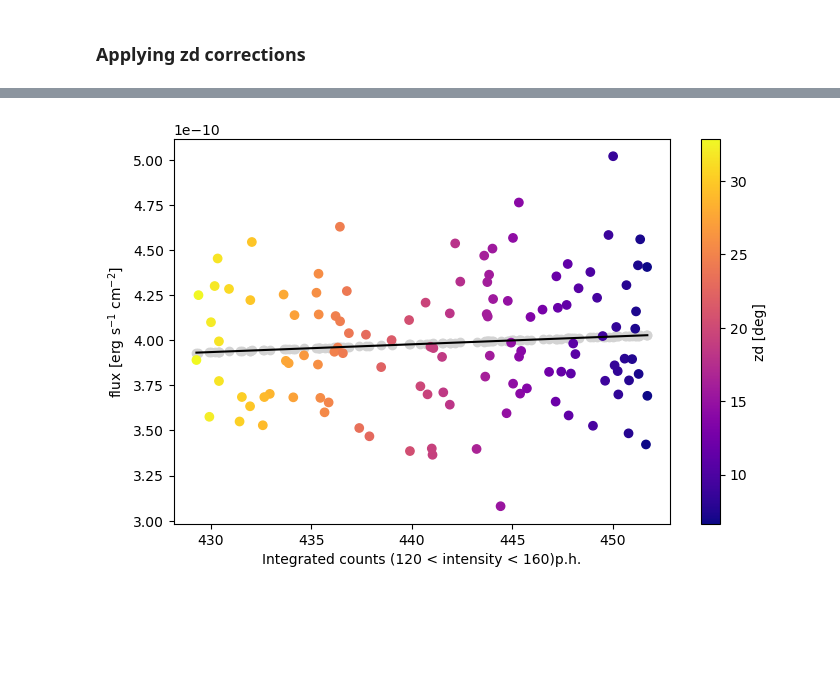
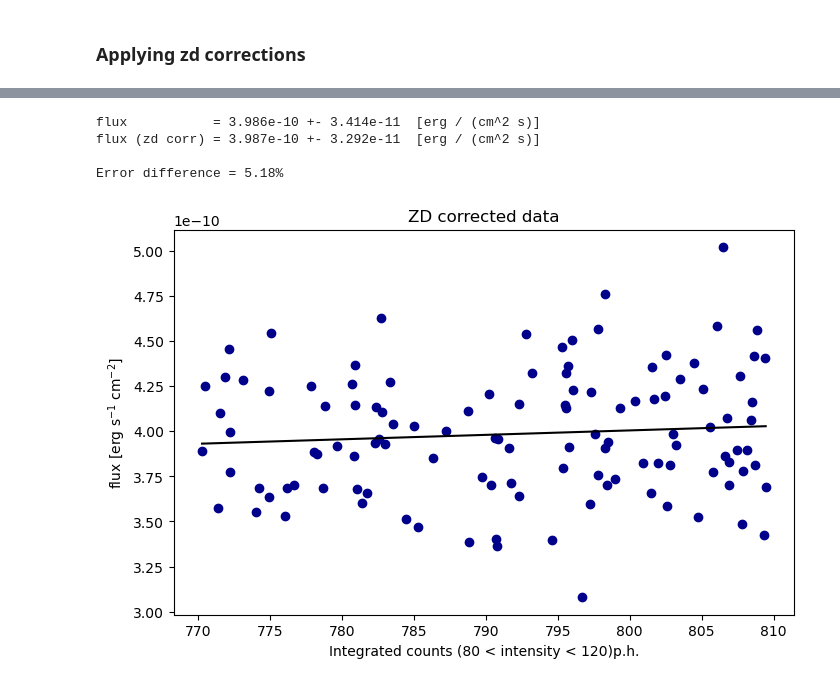
Before and after one commit to juanjq/cosmic_ray_data_correction, a Jupyter notebook: main.ipynb, the cells around one changed output, grey strips where cells are left out. Saved outputs shown, nothing was run; the diff lists cells and outputs as text; code cells hidden in the pictures; blank space fills up the shorter version.

```diff
--- a/main.ipynb
+++ b/main.ipynb
@@ -245,6 +246,13 @@ for run in [_ for _ in dict_dl2.keys()][:]:
 
     ax.plot(Icenters, counts, color=color, lw=1)
 
+    integral = 0
+    for i, b in enumerate(bins[:-1]):
+        if bins[i] > np.log10(intensity_integration_lims[0]) and bins[i+1] < np.log10(intensity_integration_lims[1]):
+            integral = integral + counts[i]
+
+    dict_dl2[run]["re_counts_80_120_ph"] = integral
+
 #######################################
 # creating a colorbar
 cmap=aux.create_cmap(list(reversed(aux.predC)))
@@ -254,7 +262,7 @@ sm.set_array([])
 plt.colorbar(sm, label="zd [deg]")
 #######################################
 
-ax.legend()
+# ax.legend()
 ax.set_xlabel("$\log10(intensity/$p.h.$)$")
 ax.set_ylabel("effective rate per bin [ev/s]")
 plt.show()
@@ -263,0 +271,7 @@ No artists with labels found to put in legend.  Note that artists whose label st
+# %%
+re_counts_80_120 = []
+
+for run in dict_dl2.keys():
+    re_counts_80_120.append(dict_dl2[run]["re_counts_80_120_ph"])
+
+re_counts_80_120 = np.array(re_counts_80_120)
@@ -263,0 +301,22 @@ No artists with labels found to put in legend.  Note that artists whose label st
+# %%
+fig, ax = plt.subplots(figsize=(15, 3))
+
+for i, run in enumerate(dict_LC_2.keys()):
+
+    if i == 0:
+        ax.errorbar([i], [dict_LC_2[run]["flux"].value], yerr=dict_LC_2[run]["e_flux"].value, marker=".", ls="", color="crimson", label="Original flux curve")
+
+        ax.errorbar([i], [dict_LC_2[run]["flux"].value * dict_LC_2[run]["zd_correction"]], yerr=dict_LC_2[run]["e_flux"].value, marker="o", ls="", color="darkblue", zorder=0,
+                   label="Zd corrections")
+#         ax.errorbar([i], [dict_LC_2[run]["flux"].value * dict_LC_2[run]["c_correction"]], yerr=dict_LC_2[run]["e_flux"].value, marker="o", ls="", color=green, zorder=-1,
+#                    label="integarted counts correction")
+    else:
+        ax.errorbar([i], [dict_LC_2[run]["flux"].value], yerr=dict_LC_2[run]["e_flux"].value, marker=".", ls="", color="crimson", )
+
+        ax.errorbar([i], [dict_LC_2[run]["flux"].value * dict_LC_2[run]["zd_correction"]], yerr=dict_LC_2[run]["e_flux"].value, marker="o", ls="", color="darkblue", zorder=0)
+#         ax.errorbar([i], [dict_LC_2[run]["flux"].value * dict_LC_2[run]["c_correction"]], yerr=dict_LC_2[run]["e_flux"].value, marker="o", ls="", color=green, zorder=-1)
+
+ax.legend()
+ax.set_xlabel(f"Run #")
+ax.set_ylabel("flux [erg s${}^{-1}$ cm${}^{-2}$]")
+plt.show()
@@ -266,27 +327,36 @@ crabflux_zdcorr = []
 counts_zcorr = []
 for run in dict_dl2.keys():
     crabflux_zdcorr.append(dict_LC_2[run]["flux"].value *  dict_LC_2[run]["zd_correction"])
-    counts_zcorr.append(dict_dl2[run]["counts_80_120_ph"] *  dict_LC_2[run]["zd_correction"])
+    counts_zcorr.append(dict_dl2[run]["re_counts_80_120_ph"])#*  dict_LC_2[run]["zd_correction"])
+# %%
+print(f"flux           = {np.mean(crabflux):.3e} +- {np.std(crabflux):.3e}  [erg / (cm^2 s)]")
+print(f"flux (zd corr) = {np.mean(crabflux_zdcorr):.3e} +- {np.std(crabflux_zdcorr):.3e}  [erg / (cm^2 s)]")
+
+print(f"\nError difference = {(sigma - sigma_zdcorr)/ sigma * 100:.2f}%")
+# %% [output]
+flux           = 3.986e-10 +- 3.414e-11  [erg / (cm^2 s)]
+flux (zd corr) = 3.987e-10 +- 3.292e-11  [erg / (cm^2 s)]
+
+Error difference = 5.18%
 # %%
 # Perform linear fit
 fit = np.polyfit(counts_zcorr, crabflux, 1)
 fit_fn = np.poly1d(fit)
 
 line_values = fit_fn(counts_zcorr)
 ratio = line_values/crabflux
 for i, run in enumerate(dict_dl2.keys()):
     dict_LC_2[run]["c_correction"] = fit_fn(dict_dl2[run]["counts_80_120_ph"]) / (dict_LC_2[run]["flux"].value * dict_LC_2[run]["zd_correction"])
 
 fig, ax = plt.subplots(figsize=(8, 5))
-sc = ax.scatter(counts_zcorr, crabflux, c=zd, cmap="plasma")
-fig.colorbar(sc, label="zd [deg]")
-ax.scatter(counts_zcorr, crabflux*ratio, color="lightgray", zorder=-10)
+sc = ax.scatter(counts_zcorr, crabflux, color="darkblue")
 
 x_array = np.linspace(min(counts_zcorr), max(counts_zcorr), 200)
 plt.plot(x_array, fit_fn(x_array), '-k', label="Linear Fit")
 
 ax.set_xlabel(f"Integrated counts ({intensity_integration_lims[0]} < intensity < {intensity_integration_lims[1]})p.h.")
 ax.set_ylabel("flux [erg s${}^{-1}$ cm${}^{-2}$]")
+ax.set_title(f"ZD corrected data")
 plt.show()
 # %% [output]
-[figure, old version]
+[figure, new version]
```
Also changed, not shown: parts of 18 cells of this notebook.
